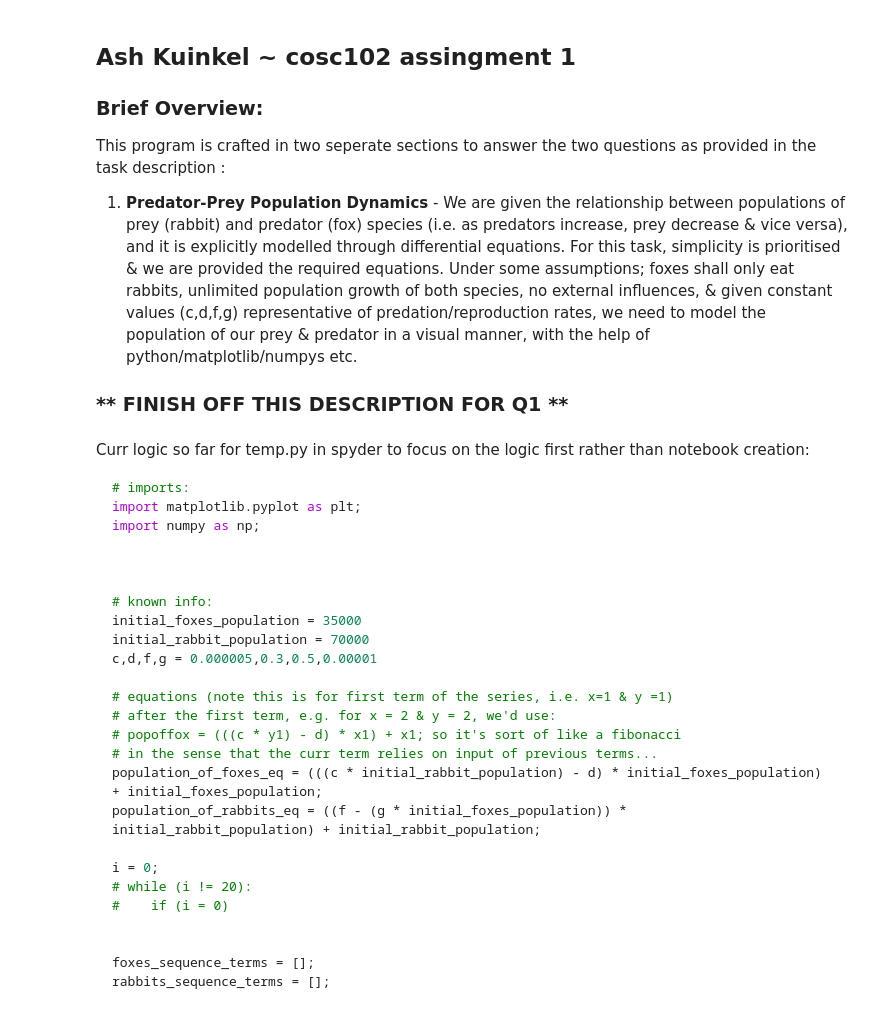
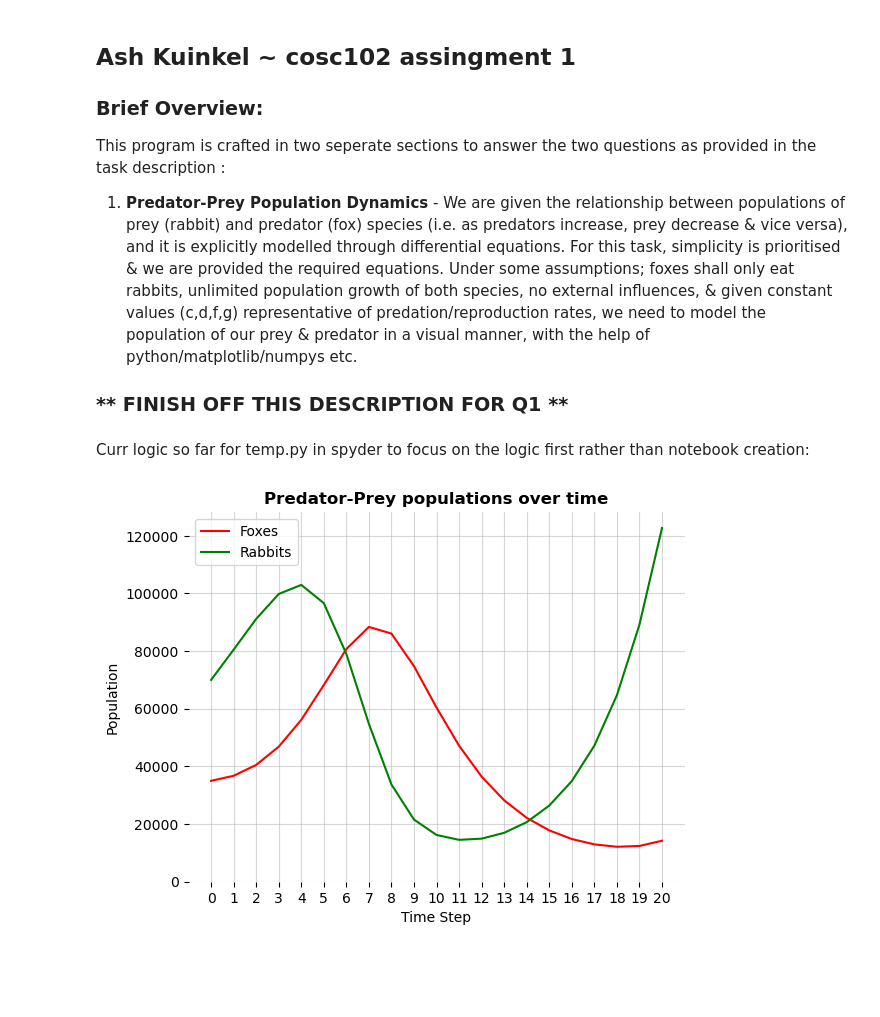
Before and after one commit to AKuinkel/cosc102-at1, a Jupyter notebook: AKuinkelAT1.ipynb, the cells around one changed output. Saved outputs shown, nothing was run; the diff lists cells and outputs as text; code cells hidden in the pictures; blank space fills up the shorter version.

````diff
--- a/AKuinkelAT1.ipynb
+++ b/AKuinkelAT1.ipynb
@@ -13,31 +13,53 @@ with the help of python/matplotlib/numpys etc.
 ### ** FINISH OFF THIS DESCRIPTION FOR Q1 **
 # %% [markdown]
 Curr logic so far for temp.py in spyder to focus on the logic first rather than notebook creation:
-
-```python
-# imports:
-import matplotlib.pyplot as plt;
-import numpy as np;
-
-
-
-# known info:
-initial_foxes_population = 35000
-initial_rabbit_population = 70000
-c,d,f,g = 0.000005,0.3,0.5,0.00001
-
-# equations (note this is for first term of the series, i.e. x=1 & y =1)
-# after the first term, e.g. for x = 2 & y = 2, we'd use:
-# popoffox = (((c * y1) - d) * x1) + x1; so it's sort of like a fibonacci
-# in the sense that the curr term relies on input of previous terms...
-population_of_foxes_eq = (((c * initial_rabbit_population) - d) * initial_foxes_population) + initial_foxes_population;
-population_of_rabbits_eq = ((f - (g * initial_foxes_population)) * initial_rabbit_population) + initial_rabbit_population;
-
-i = 0;
-# while (i != 20):
-#    if (i = 0)
-
-
-foxes_sequence_terms = [];
-rabbits_sequence_terms = [];
-```
+# %%
+# imports:
+import matplotlib.pyplot as plt;
+import numpy as np;
+
+# known info:
+i = 0;
+c,d,f,g = 0.000005,0.3,0.5,0.00001
+pop_foxes = 35000
+pop_rabbits = 70000
+
+foxes_sequence_terms = [35000];
+rabbits_sequence_terms = [70000];
+
+
+while (i < 20):
+    curr_fox_pop = pop_foxes
+    curr_rabbit_pop = pop_rabbits
+
+    pop_foxes = (((c * curr_rabbit_pop) - d) * curr_fox_pop) + curr_fox_pop
+    foxes_sequence_terms.append(pop_foxes)
+
+    pop_rabbits = ((f - (g * curr_fox_pop)) * curr_rabbit_pop) + curr_rabbit_pop
+    rabbits_sequence_terms.append(pop_rabbits)
+
+    i+=1
+
+
+fig,ax = plt.subplots();
+
+ax.plot(foxes_sequence_terms,'r',label='Foxes')
+ax.plot(rabbits_sequence_terms,'g',label='Rabbits');
+ax.legend()
+
+ax.set_title("Predator-Prey populations over time",weight='bold');
+
+ax.set_ylabel("Population");
+ax.set_yticks([0,20000,40000,60000,80000,100000,120000])
+
+ax.set_xlabel("Time Step");
+x_label_steps = list(range(21))
+ax.set_xticks(x_label_steps)
+ax.set(xlim=[-1,21])
+
+for spine in ax.spines.values():
+    spine.set_visible(False)
+
+plt.grid(alpha=0.5)
+# %% [output]
+[figure, added]
````
